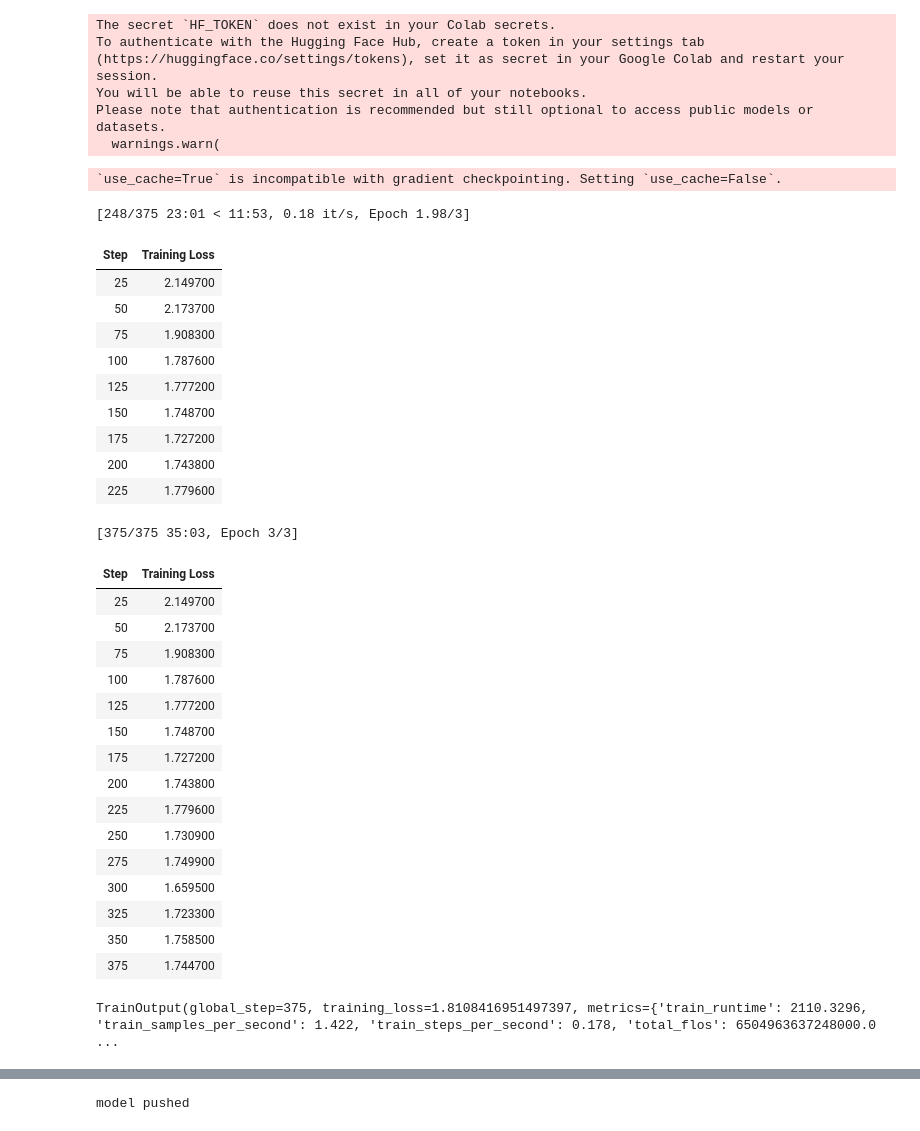
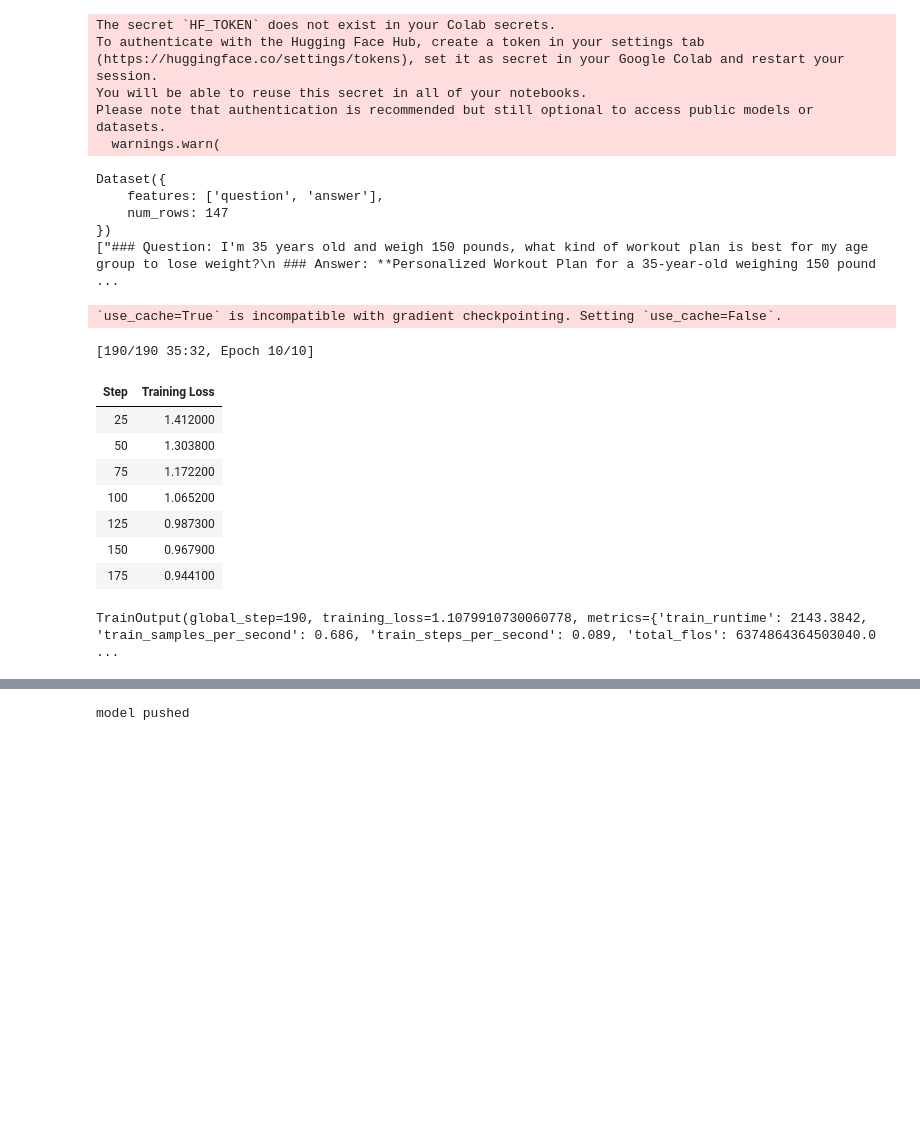
Before and after one commit to 1028Luo/LLAMA_Finetune_Workout, a Jupyter notebook: finetune_LLAMA.ipynb, the cells around one changed output, grey strips where cells are left out. Cells and saved outputs as stored; diff of their text form; code cells hidden in the pictures; blank space fills up the shorter version.

Commit message:
Did some fine tuning on the workout dataset. The fine-tuned model keeps repeating promt. Look into pipe, chat template or how data is fed during training

```diff
--- a/finetune_LLAMA.ipynb
+++ b/finetune_LLAMA.ipynb
@@ -52,10 +52,10 @@ model_name = "meta-llama/Llama-3.2-3B"
 #model = AutoModelForCausalLM.from_pretrained(model_name).to(device)
 #tokenizer = AutoTokenizer.from_pretrained(model_name, use_fast=True)
 
-new_model = "/llama-3-3b-miniguanaco-Luo"
+new_model = "/llama-3-3b-workout"
 
 # dataset
-dataset_name = "mlabonne/guanaco-llama2-1k"
+dataset_name = "Jiexing1028/workout-plan"
 dataset = load_dataset(dataset_name, split="train")
 # %% [output]
 The secret `HF_TOKEN` does not exist in your Colab secrets.
@@ -63,6 +63,27 @@ To authenticate with the Hugging Face Hub, create a token in your settings tab (
 You will be able to reuse this secret in all of your notebooks.
 Please note that authentication is recommended but still optional to access public models or datasets.
   warnings.warn(
+# %%
+# examine dataset
+
+print(dataset)
+
+def formatting_prompts_func(example):
+    output_texts = []
+    for i in range(len(example['question'])):
+        text = f"### Question: {example['question'][i]}\n ### Answer: {example['answer'][i]}"
+        output_texts.append(text)
+    return output_texts
+
+
+temp = formatting_prompts_func(dataset)
+print(temp)
+# %% [output]
+Dataset({
+    features: ['question', 'answer'],
+    num_rows: 147
+})
+["### Question: I'm 35 years old and weigh 150 pounds, what kind of workout plan is best for my age group to lose weight?\n ### Answer: **Personalized Workout Plan for a 35-year-old weighing 150 pound ...
 # %%
 # Parameters
 
@@ -106,9 +127,9 @@ bnb_config = BitsAndBytesConfig(
 _SFTConfig = SFTConfig(
     output_dir=new_model,
     dataset_text_field="text",
-    max_seq_length=128,
+    max_seq_length=256,
     report_to="tensorboard", # by default needs login to wandb
-    num_train_epochs = 3,
+    num_train_epochs = 10,
     logging_steps = 25, # log traning loss
     gradient_checkpointing = True, # reduce VRAM use by only saving some gradient
     warmup_ratio = 0.03, # gradually increase lr in the first 3% of steps, helps avoid training instability
@@ -119,60 +140,42 @@ _SFTConfig = SFTConfig(
 # %%
 
 
 
 
 
 # Load model and tokenizer
 model = AutoModelForCausalLM.from_pretrained(
     model_name,
     quantization_config=bnb_config,
     device_map="auto",
 )
 
 tokenizer = AutoTokenizer.from_pretrained(model_name, trust_remote_code=True)
 tokenizer.pad_token = tokenizer.eos_token
 tokenizer.padding_side = "right" # Fix weird overflow issue with fp16 training
 
 
 
 trainer = SFTTrainer(
     model,
     train_dataset=dataset,
     args=_SFTConfig,
     peft_config=peft_config,
+    formatting_func=formatting_prompts_func,
 )
 
 trainer.train()
 # %% [output]
 `use_cache=True` is incompatible with gradient checkpointing. Setting `use_cache=False`.
-[248/375 23:01 < 11:53, 0.18 it/s, Epoch 1.98/3]
+[190/190 35:32, Epoch 10/10]
 | Step | Training Loss |
-| 25 | 2.149700 |
-| 50 | 2.173700 |
-| 75 | 1.908300 |
-| 100 | 1.787600 |
-| 125 | 1.777200 |
-| 150 | 1.748700 |
-| 175 | 1.727200 |
-| 200 | 1.743800 |
-| 225 | 1.779600 |
+| 25 | 1.412000 |
+| 50 | 1.303800 |
+| 75 | 1.172200 |
+| 100 | 1.065200 |
+| 125 | 0.987300 |
+| 150 | 0.967900 |
+| 175 | 0.944100 |
-[375/375 35:03, Epoch 3/3]
+TrainOutput(global_step=190, training_loss=1.1079910730060778, metrics={'train_runtime': 2143.3842, 'train_samples_per_second': 0.686, 'train_steps_per_second': 0.089, 'total_flos': 6374864364503040.0 ...
-| Step | Training Loss |
-| 25 | 2.149700 |
-| 50 | 2.173700 |
-| 75 | 1.908300 |
-| 100 | 1.787600 |
-| 125 | 1.777200 |
-| 150 | 1.748700 |
-| 175 | 1.727200 |
-| 200 | 1.743800 |
-| 225 | 1.779600 |
-| 250 | 1.730900 |
-| 275 | 1.749900 |
-| 300 | 1.659500 |
-| 325 | 1.723300 |
-| 350 | 1.758500 |
-| 375 | 1.744700 |
-TrainOutput(global_step=375, training_loss=1.8108416951497397, metrics={'train_runtime': 2110.3296, 'train_samples_per_second': 1.422, 'train_steps_per_second': 0.178, 'total_flos': 6504963637248000.0 ...
 # %%
 # test inference
```
Also changed, not shown: parts of 4 cells of this notebook.
